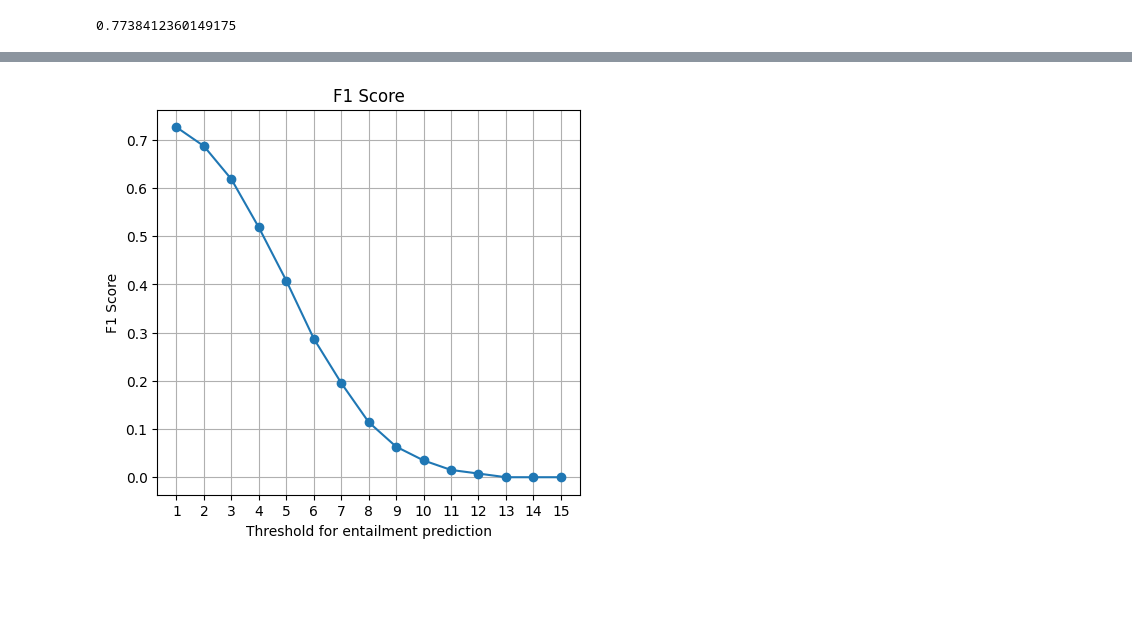
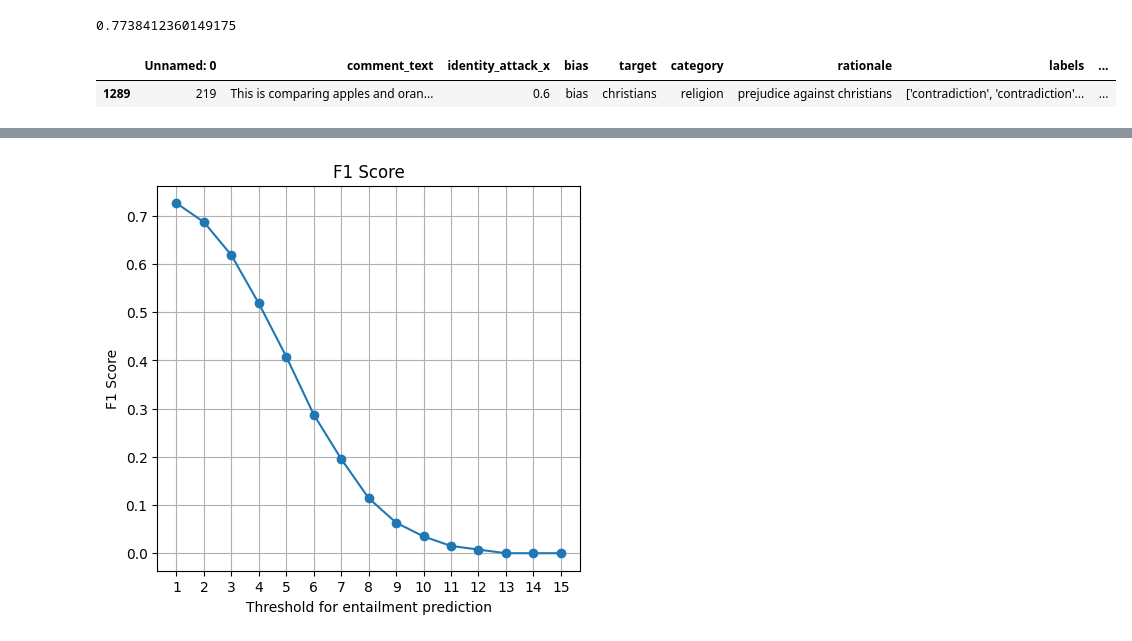
Before and after one commit to AlfonsoGhislieri/NLI-bias, a Jupyter notebook: final.ipynb, the cells around one changed output, grey strips where cells are left out. Saved outputs shown, nothing was run; the diff lists cells and outputs as text; code cells hidden in the pictures; blank space fills up the shorter version.

```diff
--- a/final.ipynb
+++ b/final.ipynb
@@ -401,6 +402,11 @@ def determine_label_accuracy_multiple(df, max_correct_threshold=len(hypotheses['
     df['predicted'] = pd.Series(label_correctness_list)
 
     return df
+# %%
+df_training_multiple.sample(1)
+# %% [output]
+|  | Unnamed: 0 | comment_text | identity_attack_x | bias | target | category | rationale | labels | ... |
+| 1289 | 219 | This is comparing apples and oran... | 0.6 | bias | christians | religion | prejudice against christians | ['contradiction', 'contradiction'... | ... |
 # %%
 df_training_multiple = determine_label_accuracy_multiple(combined_training_df, 15)
 # %%
```
Also changed, not shown: parts of 7 cells of this notebook.
